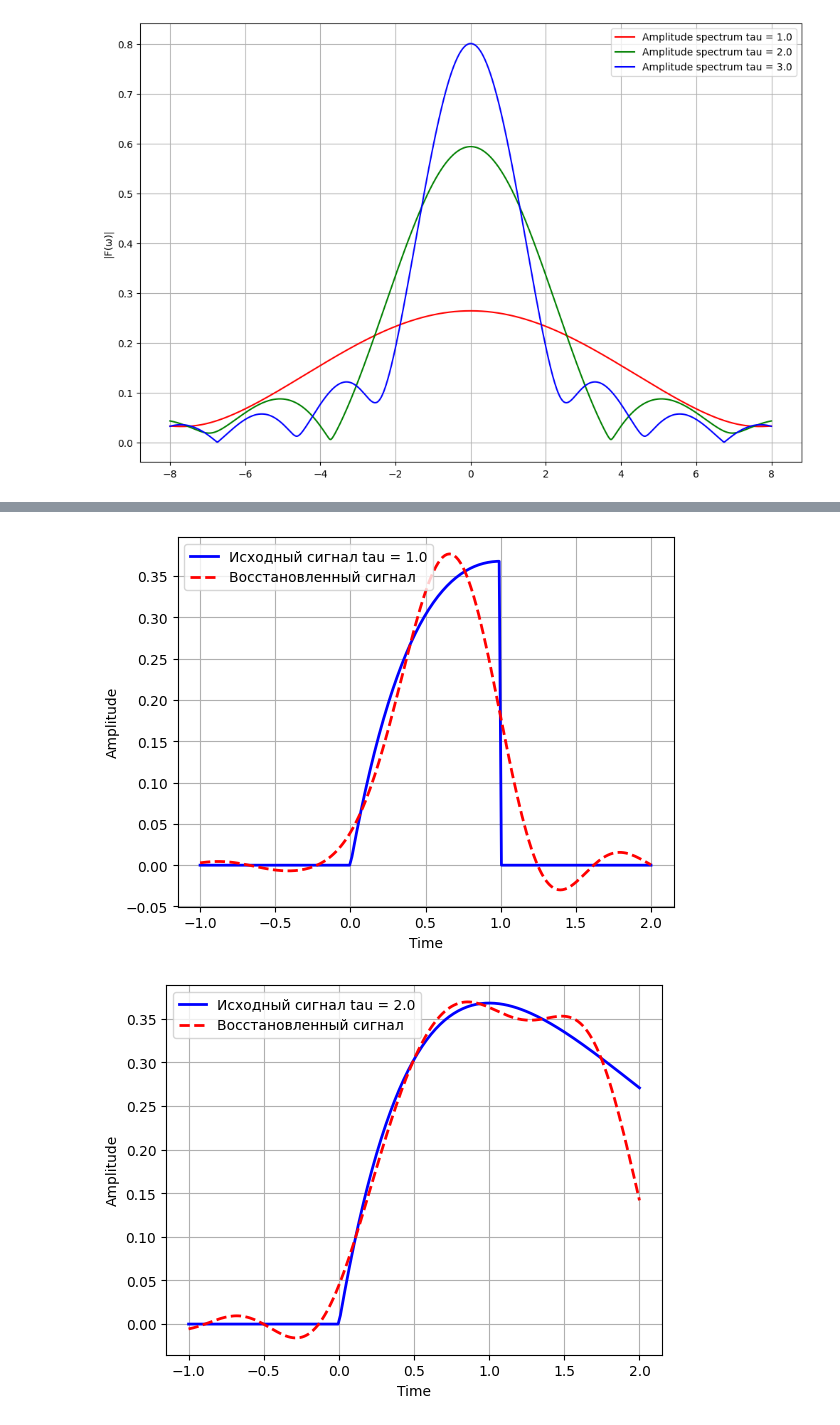
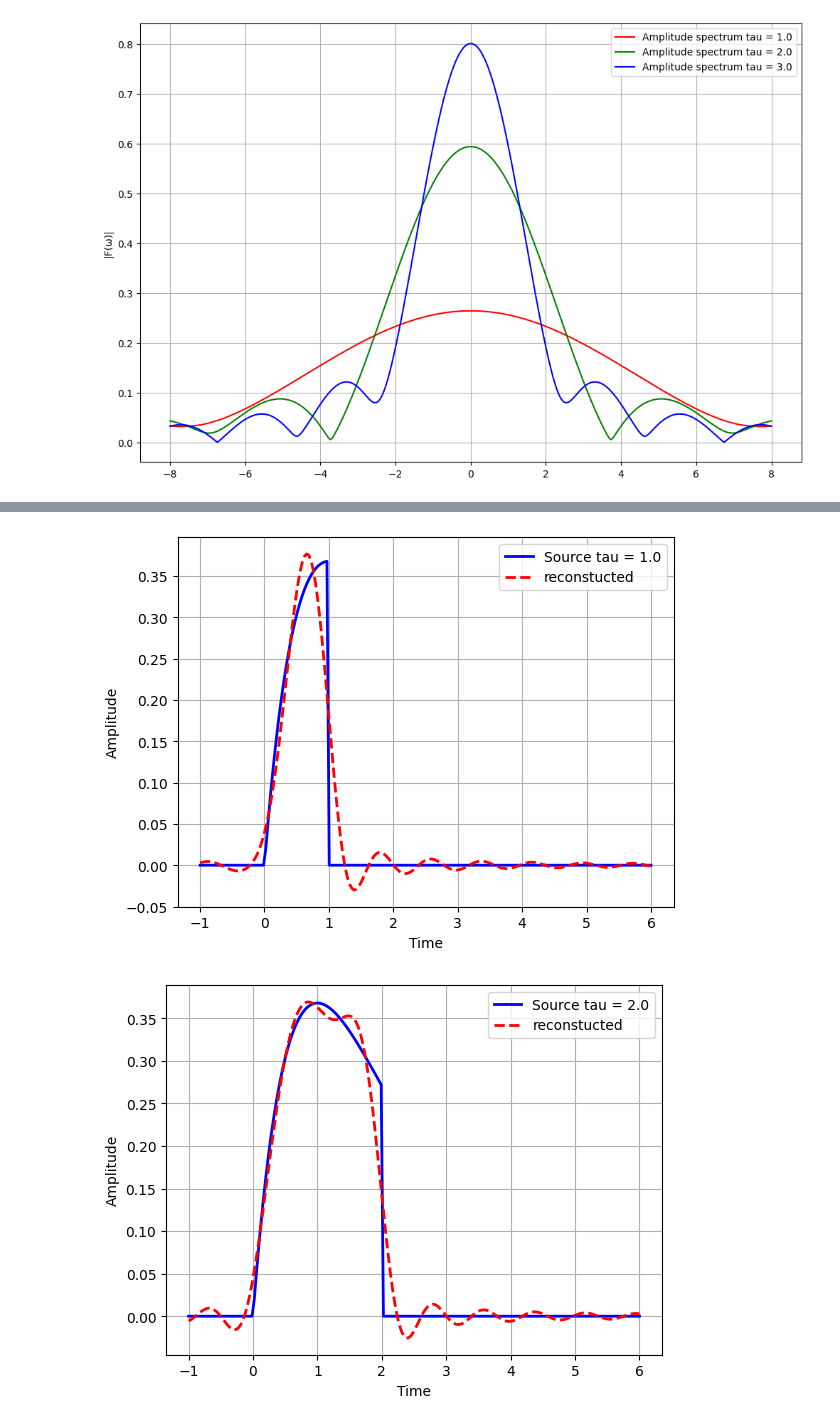
Before and after one commit to alex-yas/functional-analysis, a Jupyter notebook: integral_fourier_transform.ipynb, the cells around one changed output, grey strips where cells are left out. Drawn from its saved outputs; the diff is of its cells as text; code cells hidden in the pictures.

```diff
--- a/integral_fourier_transform.ipynb
+++ b/integral_fourier_transform.ipynb
@@ -67,19 +67,19 @@ def inverse_fourier_transform(t, spectrum, omega_values, d_omega):
     return integral.real / (2 * np.pi)
 # %%
 d_omega = omega[1] - omega[0]
-t_values = np.linspace(-1, taus[0]+1, 200)
+t_values = np.linspace(-1, taus[0]+5, 200)
 
 for ind in range(len(taus)):
     reconstructed = np.array([inverse_fourier_transform(t, F_omegas[ind], omega, d_omega) for t in t_values])
     original = np.array([signal(t, A, taus[ind], alpha) for t in t_values])
 
-    plt.plot(t_values, original, 'b-', linewidth=2, label=f'Исходный сигнал tau = {taus[ind]}')
-    plt.plot(t_values, reconstructed, 'r--', linewidth=2, label='Восстановленный сигнал')
+    plt.plot(t_values, original, 'b-', linewidth=2, label=f'Source tau = {taus[ind]}')
+    plt.plot(t_values, reconstructed, 'r--', linewidth=2, label='reconstucted')
     plt.xlabel('Time')
     plt.ylabel('Amplitude')
     plt.legend()
     plt.grid(True)
     plt.show()
 # %% [output]
-[figure, old version]
+[figure, new version]
-[figure, old version]
+[figure, new version]
```
Also changed, not shown: parts of 19 cells of this notebook, 2 other files.
